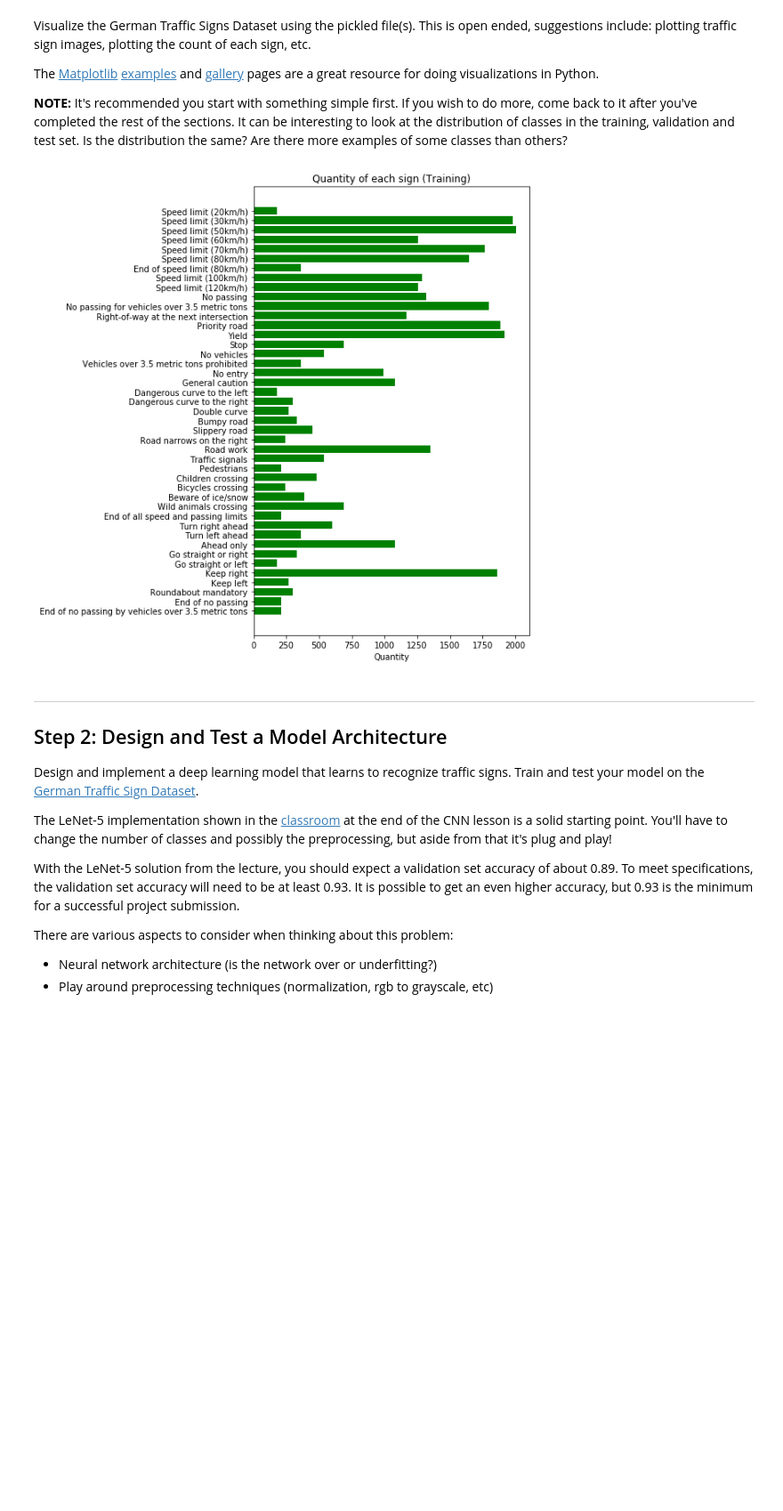
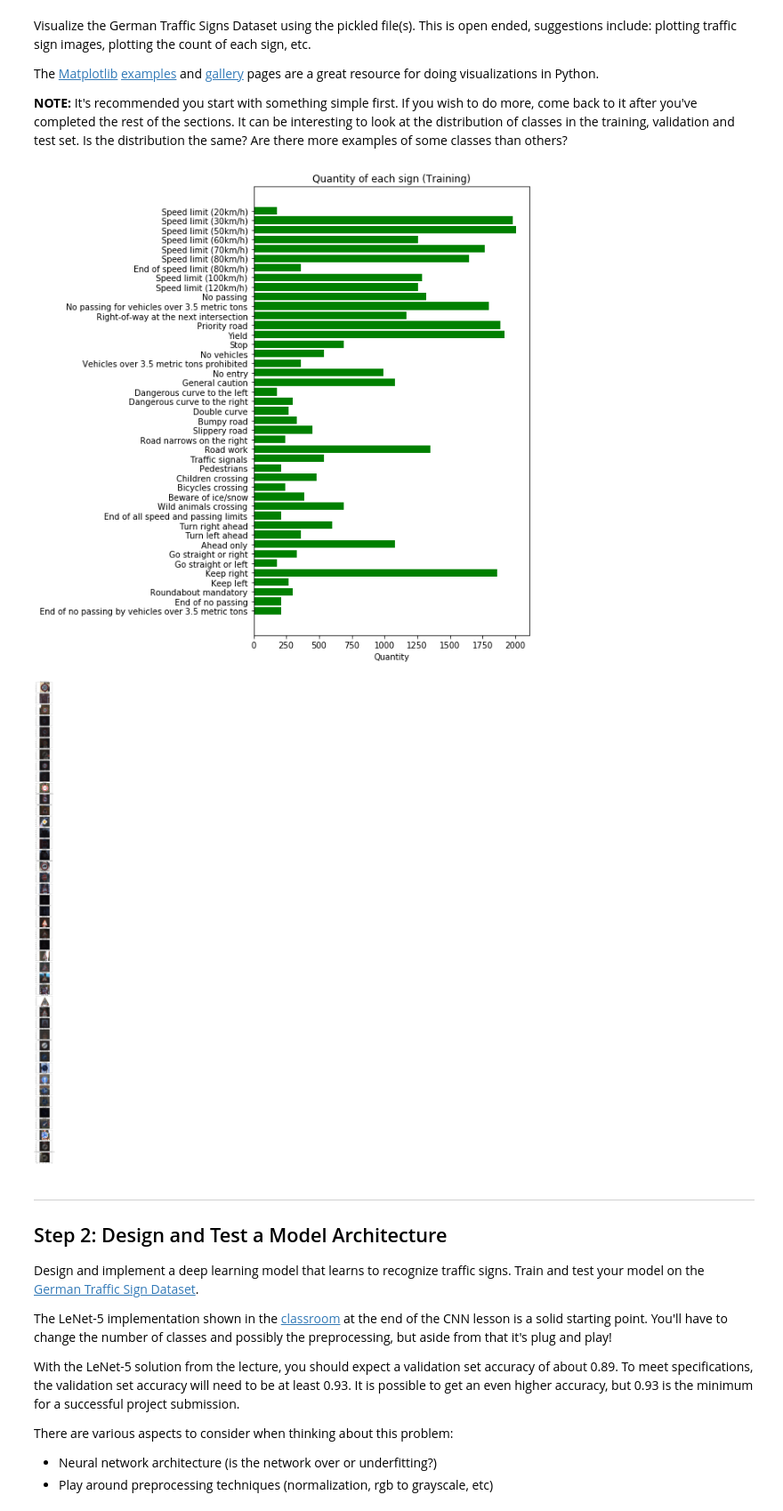
Before and after one commit to biohazardpb4/CarND-Traffic-Sign-Classifier-Project, a Jupyter notebook: Traffic_Sign_Classifier.ipynb, the cells around one changed output. Shown: that part at 89% size. Cells and saved outputs as stored; diff of their text form; code cells hidden in the pictures; blank space fills up the shorter version.

```diff
--- a/Traffic_Sign_Classifier.ipynb
+++ b/Traffic_Sign_Classifier.ipynb
@@ -121,34 +121,45 @@ The [Matplotlib](http://matplotlib.org/) [examples](http://matplotlib.org/exampl
 ### Data exploration visualization code goes here.
 ### Feel free to use as many code cells as needed.
 import matplotlib.pyplot as plt
 # Visualizations will be shown in the notebook.
 %matplotlib inline
 
 fig, ax = plt.subplots(figsize=(6, 10))
 
 signs = []
 quantities = []
 
-sign, count = np.unique(y_train, return_counts=True)
+sign, examples, count = np.unique(y_train, return_index=True, return_counts=True)
 signCount = dict(zip(sign, count))
 
 for i, label in classes.items():
     signs.append(label)
     quantities.append(signCount[i])
 
 y_pos = np.arange(len(signs))
 
 ax.barh(y_pos, quantities, align='center',
         color='green', ecolor='black')
 ax.set_yticks(y_pos)
 ax.set_yticklabels(signs)
 ax.invert_yaxis()  # labels read top-to-bottom
 ax.set_xlabel('Quantity')
 ax.set_title('Quantity of each sign (Training)')
 
 plt.show()
+
+# show an image from each class
+fig, axs = plt.subplots(nrows=len(signs), ncols=1, squeeze=False, sharex='all', sharey='all', figsize=(4,100))
+fig.tight_layout()
+
+for ax, label, example in zip(axs, signs, examples):
+    #ax[0].imshow(bimg)
+    ax[0].imshow(X_train[example], cmap='gray')
+    ax[0].set_title(label)
+plt.show()
 # %% [output]
 [figure]
+[figure, added]
 # %% [markdown]
 ----
 
```
Also changed, not shown: parts of 5 cells of this notebook.
